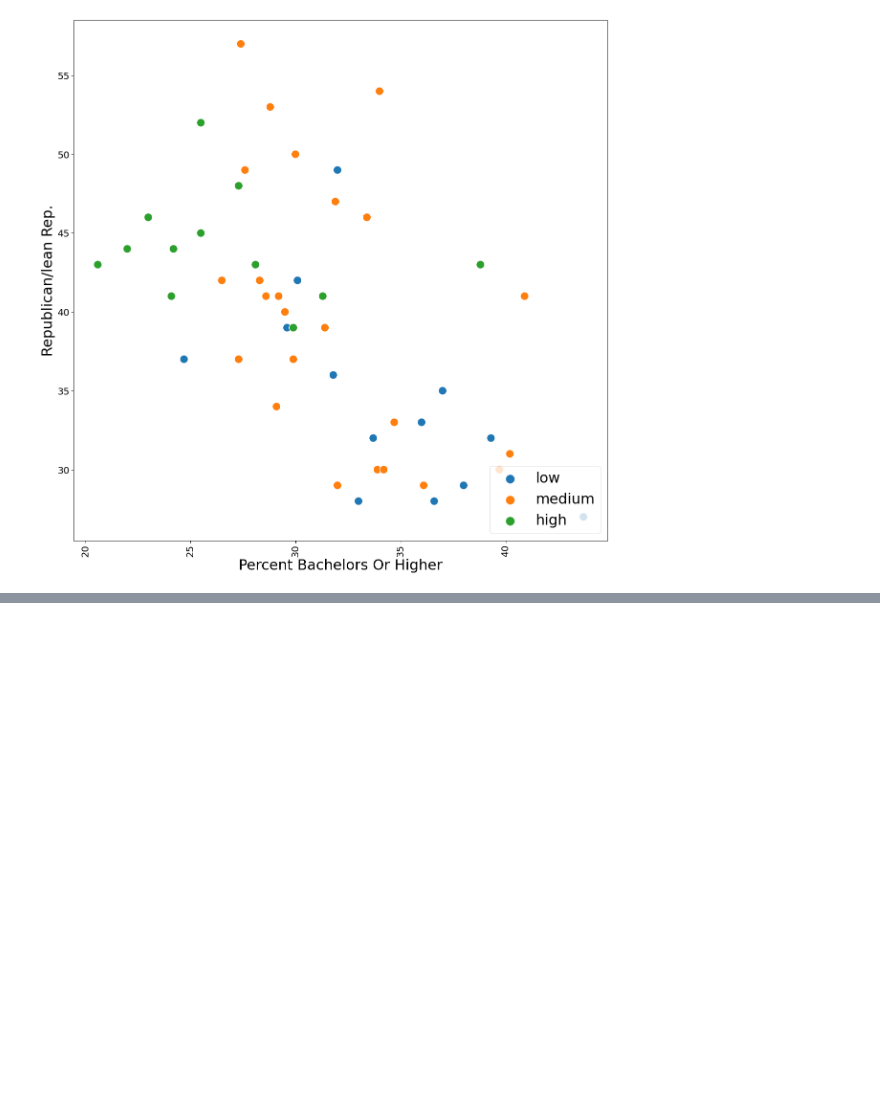
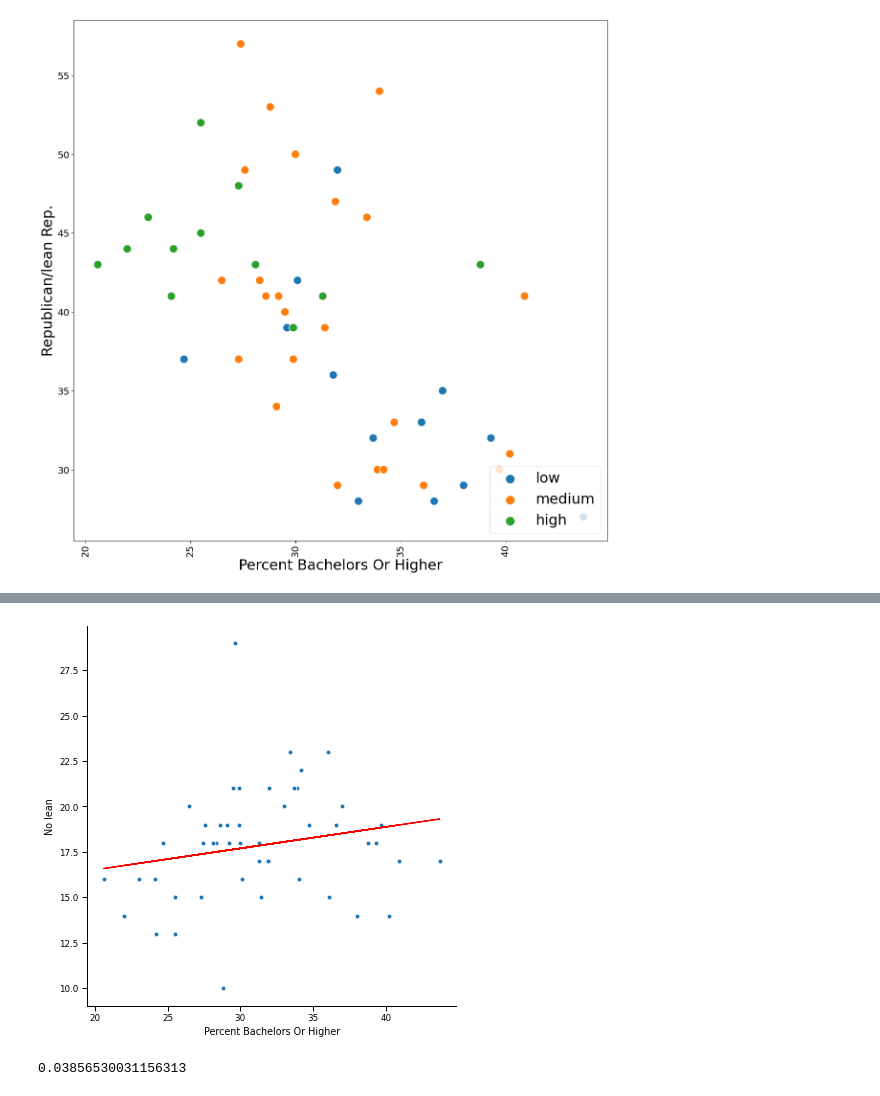
Before and after one commit to kirakirakira/Code-Louisville-Data-Science-Project, a Jupyter notebook: Education and Religion.ipynb, the cells around one changed output, grey strips where cells are left out. Saved outputs shown, nothing was run; the diff lists cells and outputs as text; code cells hidden in the pictures; blank space fills up the shorter version.

```diff
--- a/Education and Religion.ipynb
+++ b/Education and Religion.ipynb
@@ -785,0 +797,30 @@ plt.plot(X, model2.predict(X),color='k')
+# %%
+# Percent of republican or rep. leaning in a state vs. percent of bachelors or higher
+
+from sklearn.linear_model import LinearRegression
+import numpy as np
+import matplotlib.pyplot as plt
+import pandas as pd
+import seaborn as sns
+
+hue = 'Religion Is Important Level'
+x = 'Percent Bachelors Or Higher'
+y = 'No lean'
+
+X = all_political_df[x].values[:,np.newaxis]
+# target data is array of shape (n,)
+Y = all_political_df[y].values
+
+model2 = LinearRegression()
+model2.fit(X, Y)
+
+g = sns.FacetGrid(all_political_df, height = 6)
+g = g.map(plt.scatter, "Percent Bachelors Or Higher", "No lean", edgecolor="w")
+plt.plot(X, model2.predict(X), color='r')
+plt.show()
+
+reg = LinearRegression().fit(X, Y)
+reg.score(X, Y)
+# %% [output]
+[figure, added]
+0.03856530031156313
```
Also changed, not shown: parts of 2 cells of this notebook.
